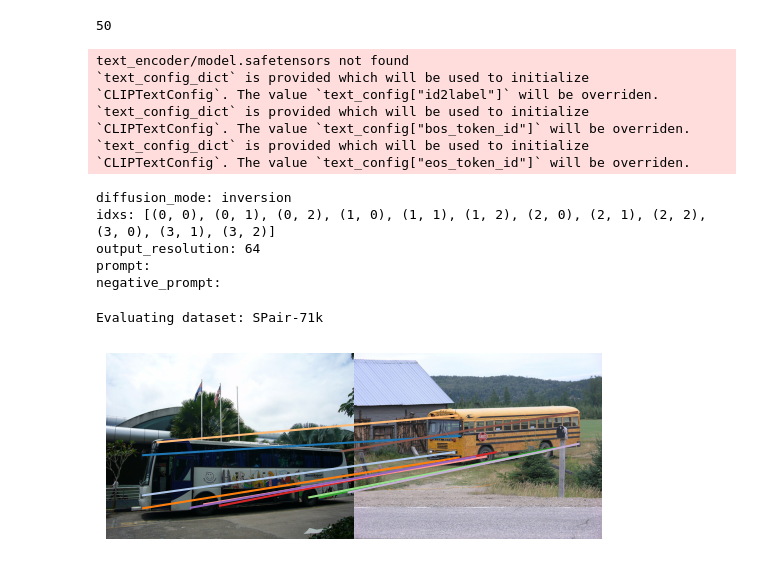
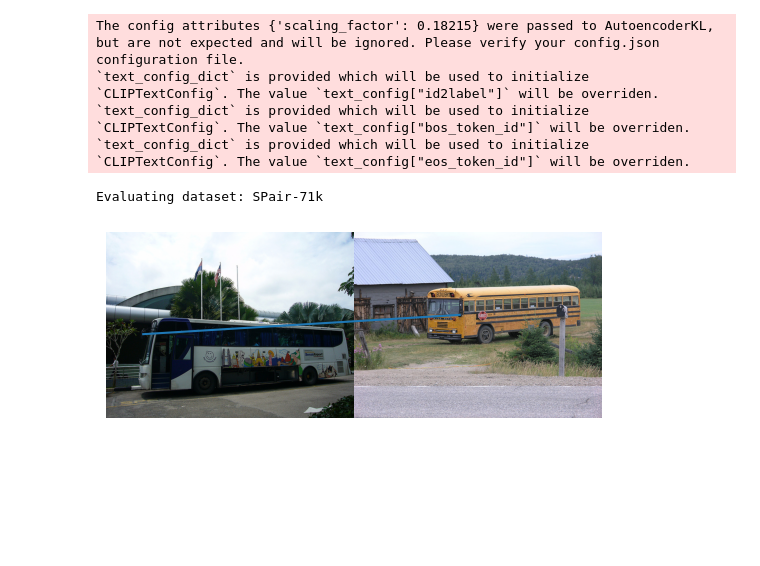
Before and after one commit to FrankFundel/DistillDIFT, a Jupyter notebook: eval_demo.ipynb, the cells around one changed output. Drawn from its saved outputs; the diff is of its cells as text; code cells hidden in the pictures; blank space fills up the shorter version.

```diff
--- a/eval_demo.ipynb
+++ b/eval_demo.ipynb
@@ -15,5 +19,5 @@ from models.tang import TangModel
 # %%
-model_type = 'luo'
+model_type = 'hedlin'
 dataset_config = 'dataset_config.json'
 device_type = 'cuda'
 pck_threshold = 0.1
@@ -28,6 +32,10 @@ elif model_type == 'hedlin':
 elif model_type == 'tang':
     image_size = (768, 768)
     model = TangModel(image_size, device_type)
+elif model_type == 'zhang':
+    image_size = (960, 960)
+    batch_size = 1
+    model = ZhangModel(1, image_size, device_type)
 
 device = torch.device(device_type)
 model.to(device)
@@ -47,47 +55,42 @@ def preprocess(sample):
     sample['target_bbox'] = preprocess_bbox(sample['target_bbox'], target_size, image_size)
     return sample
 # %% [output]
-50
+The config attributes {'scaling_factor': 0.18215} were passed to AutoencoderKL, but are not expected and will be ignored. Please verify your config.json configuration file.
+`text_config_dict` is provided which will be used to initialize `CLIPTextConfig`. The value `text_config["id2label"]` will be overriden.
+`text_config_dict` is provided which will be used to initialize `CLIPTextConfig`. The value `text_config["bos_token_id"]` will be overriden.
+`text_config_dict` is provided which will be used to initialize `CLIPTextConfig`. The value `text_config["eos_token_id"]` will be overriden.
-text_encoder/model.safetensors not found
-`text_config_dict` is provided which will be used to initialize `CLIPTextConfig`. The value `text_config["id2label"]` will be overriden.
-`text_config_dict` is provided which will be used to initialize `CLIPTextConfig`. The value `text_config["bos_token_id"]` will be overriden.
-`text_config_dict` is provided which will be used to initialize `CLIPTextConfig`. The value `text_config["eos_token_id"]` will be overriden.
-diffusion_mode: inversion
-idxs: [(0, 0), (0, 1), (0, 2), (1, 0), (1, 1), (1, 2), (2, 0), (2, 1), (2, 2), (3, 0), (3, 1), (3, 2)]
-output_resolution: 64
-prompt:
-negative_prompt:
 # %%
 # Evaluate
 config = dataset_config[0]
 print(f"Evaluating dataset: {config['name']}")
 dataset = load_dataset(config)
 
 # Take first sample
 unprocessed_sample = dataset[0]
 
 # Use only 1 keypoint for Hedlin et al. because of time constraints
 if model_type == 'hedlin':
-    unprocessed_sample['source_points'] = unprocessed_sample['source_points'][5, :].unsqueeze(0)
-    unprocessed_sample['target_points'] = unprocessed_sample['target_points'][5, :].unsqueeze(0)
+    rand_i = torch.randint(0, unprocessed_sample['source_points'].shape[0], (1,)).item()
+    unprocessed_sample['source_points'] = unprocessed_sample['source_points'][rand_i, :].unsqueeze(0)
+    unprocessed_sample['target_points'] = unprocessed_sample['target_points'][rand_i, :].unsqueeze(0)
 
 # Visualize sample
 display_image_pair(unprocessed_sample)
 
 # Preprocess sample
 sample = preprocess(copy.deepcopy(unprocessed_sample))
 source_images = sample['source_image'].unsqueeze(0)
 target_images = sample['target_image'].unsqueeze(0)
 source_points = sample['source_points'].unsqueeze(0)
 target_points = sample['target_points'].unsqueeze(0)
 source_bbox = sample['source_bbox'].unsqueeze(0)
 target_bbox = sample['target_bbox'].unsqueeze(0)
 
 # load images on device
 source_images, target_images = source_images.to(device), target_images.to(device)
 # %% [output]
 Evaluating dataset: SPair-71k
-[figure, old version]
+[figure, new version]
 # %%
 # run through model
 with torch.set_grad_enabled(model_type == 'hedlin'):
```
Also changed, not shown: parts of 5 cells of this notebook, 12 other files.
